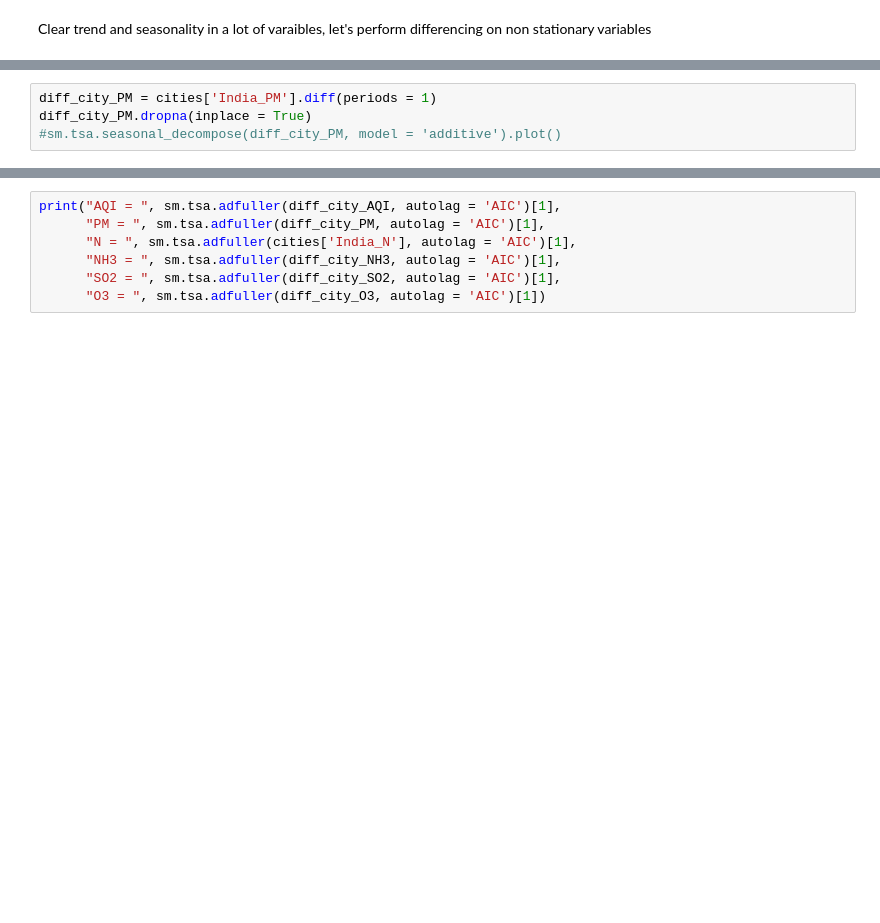
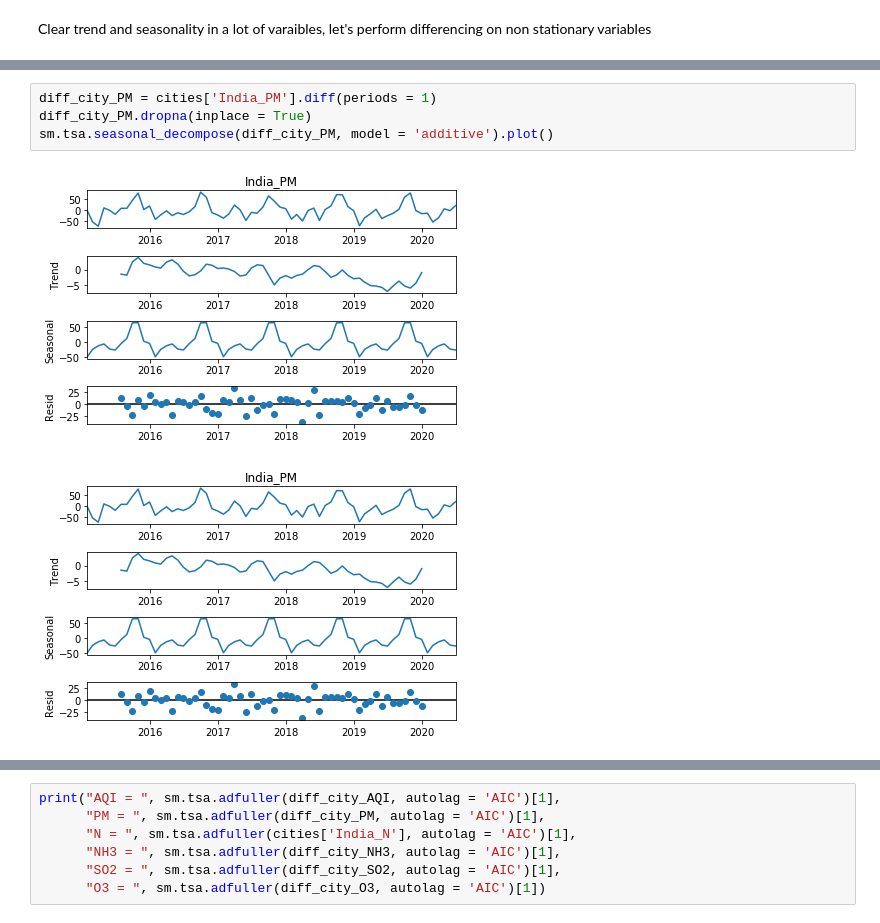
Before and after one commit to Anagha-hm/Air-quality-data-analysis-DA, a Jupyter notebook: SARIMA_Model.ipynb, the cells around one changed output, grey strips where cells are left out. Saved outputs shown, nothing was run; the diff lists cells and outputs as text; blank space fills up the shorter version.

```diff
--- a/SARIMA_Model.ipynb
+++ b/SARIMA_Model.ipynb
@@ -96,7 +97,10 @@ diff_city_AQI.dropna(inplace = True)
 # %%
 diff_city_PM = cities['India_PM'].diff(periods = 1)
 diff_city_PM.dropna(inplace = True)
-#sm.tsa.seasonal_decompose(diff_city_PM, model = 'additive').plot()
+sm.tsa.seasonal_decompose(diff_city_PM, model = 'additive').plot()
+# %% [output]
+[figure, added]
+[figure, added]
 # %%
 diff_city_NH3 = cities['India_NH3'].diff(periods = 1)
 diff_city_NH3.dropna(inplace = True)
```
Also changed, not shown: parts of 9 cells of this notebook.
